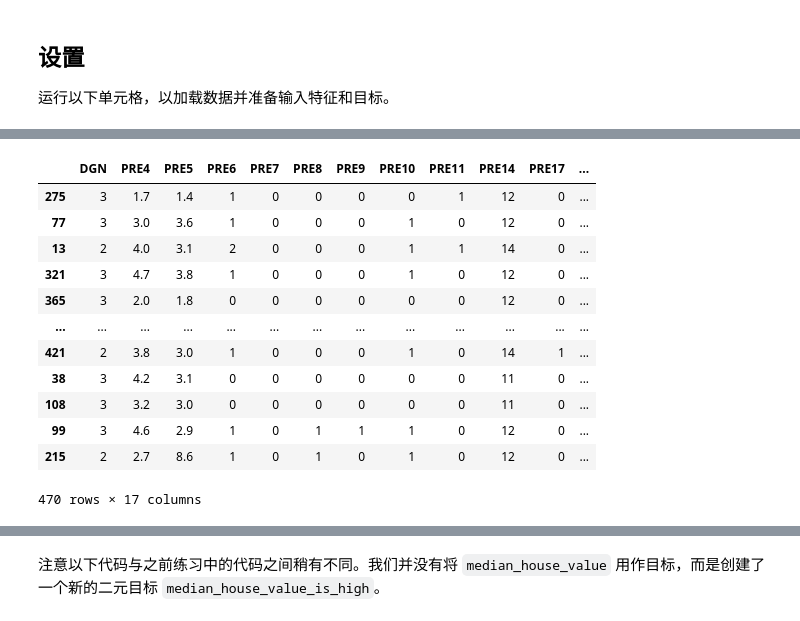
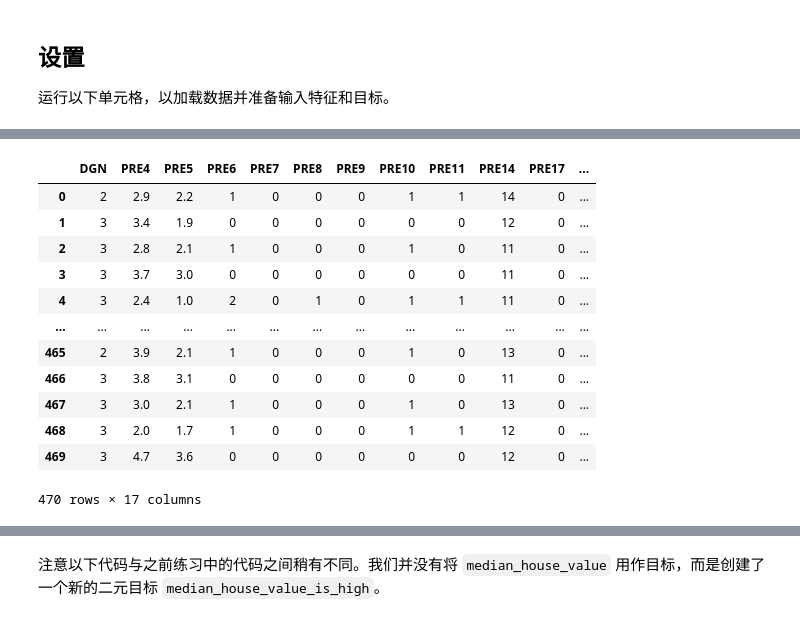
Before and after one commit to Baileyswu/google-tensorflow-tutor, a Jupyter notebook: 13. predict_death.ipynb, the cells around one changed output, grey strips where cells are left out. Cells and saved outputs as stored; diff of their text form; code cells hidden in the pictures.

```diff
--- a/13. predict_death.ipynb
+++ b/13. predict_death.ipynb
@@ -81,7 +67,4 @@ tf.logging.set_verbosity(tf.logging.ERROR)
 pd.options.display.max_rows = 10
 pd.options.display.float_format = '{:.1f}'.format
 
-california_housing_dataframe = pd.read_csv("ThoraricSurgery.csv", sep=",")
-
-california_housing_dataframe = california_housing_dataframe.reindex(
-    np.random.permutation(california_housing_dataframe.index))
+ThoraricSurgery = pd.read_csv("ThoraricSurgery.csv", sep=",")
@@ -104,56 +87,48 @@ california_housing_dataframe
 # %%
 DGN_mapping = {
     'DGN3': 3,
     'DGN2': 2,
     'DGN4': 4,
     'DGN6': 6,
     'DGN5': 5,
     'DGN8': 8,
     'DGN1': 1
 }
 PRZ_mapping = {
     'PRZ0' : 0,
     'PRZ1' : 1,
     'PRZ2' : 2
 }
 OC_mapping = {
     'OC11': 11,
     'OC12': 12,
     'OC13': 13,
     'OC14': 14
 }
 TF_mapping = {
     'T' : 1,
     'F' : 0
 }
-california_housing_dataframe['DGN'] = california_housing_dataframe['DGN'].map(DGN_mapping)
-california_housing_dataframe['PRE6'] = california_housing_dataframe['PRE6'].map(PRZ_mapping)
-california_housing_dataframe['PRE14'] = california_housing_dataframe['PRE14'].map(OC_mapping)
-california_housing_dataframe['PRE7'] = california_housing_dataframe['PRE7'].map(TF_mapping)
-california_housing_dataframe['PRE8'] = california_housing_dataframe['PRE8'].map(TF_mapping)
-california_housing_dataframe['PRE9'] = california_housing_dataframe['PRE9'].map(TF_mapping)
-california_housing_dataframe['PRE10'] = california_housing_dataframe['PRE10'].map(TF_mapping)
-california_housing_dataframe['PRE11'] = california_housing_dataframe['PRE11'].map(TF_mapping)
-california_housing_dataframe['PRE17'] = california_housing_dataframe['PRE17'].map(TF_mapping)
-california_housing_dataframe['PRE19'] = california_housing_dataframe['PRE19'].map(TF_mapping)
-california_housing_dataframe['PRE25'] = california_housing_dataframe['PRE25'].map(TF_mapping)
-california_housing_dataframe['PRE30'] = california_housing_dataframe['PRE30'].map(TF_mapping)
-california_housing_dataframe['PRE32'] = california_housing_dataframe['PRE32'].map(TF_mapping)
-california_housing_dataframe['Risk1Yr'] = california_housing_dataframe['Risk1Yr'].map(TF_mapping)
+ThoraricSurgery['DGN'] = ThoraricSurgery['DGN'].map(DGN_mapping)
+ThoraricSurgery['PRE6'] = ThoraricSurgery['PRE6'].map(PRZ_mapping)
+ThoraricSurgery['PRE14'] = ThoraricSurgery['PRE14'].map(OC_mapping)
+TFset = ['PRE7','PRE8','PRE9','PRE10','PRE11','PRE17','PRE19','PRE25','PRE30','PRE32','Risk1Yr']
+for x in TFset:
+    ThoraricSurgery[x] = ThoraricSurgery[x].map(TF_mapping)
 
-california_housing_dataframe
+ThoraricSurgery
 # %% [output]
 |  | DGN | PRE4 | PRE5 | PRE6 | PRE7 | PRE8 | PRE9 | PRE10 | PRE11 | PRE14 | PRE17 | ... |
-| 275 | 3 | 1.7 | 1.4 | 1 | 0 | 0 | 0 | 0 | 1 | 12 | 0 | ... |
-| 77 | 3 | 3.0 | 3.6 | 1 | 0 | 0 | 0 | 1 | 0 | 12 | 0 | ... |
-| 13 | 2 | 4.0 | 3.1 | 2 | 0 | 0 | 0 | 1 | 1 | 14 | 0 | ... |
-| 321 | 3 | 4.7 | 3.8 | 1 | 0 | 0 | 0 | 1 | 0 | 12 | 0 | ... |
-| 365 | 3 | 2.0 | 1.8 | 0 | 0 | 0 | 0 | 0 | 0 | 12 | 0 | ... |
+| 0 | 2 | 2.9 | 2.2 | 1 | 0 | 0 | 0 | 1 | 1 | 14 | 0 | ... |
+| 1 | 3 | 3.4 | 1.9 | 0 | 0 | 0 | 0 | 0 | 0 | 12 | 0 | ... |
+| 2 | 3 | 2.8 | 2.1 | 1 | 0 | 0 | 0 | 1 | 0 | 11 | 0 | ... |
+| 3 | 3 | 3.7 | 3.0 | 0 | 0 | 0 | 0 | 0 | 0 | 11 | 0 | ... |
+| 4 | 3 | 2.4 | 1.0 | 2 | 0 | 1 | 0 | 1 | 1 | 11 | 0 | ... |
 | ... | ... | ... | ... | ... | ... | ... | ... | ... | ... | ... | ... | ... |
-| 421 | 2 | 3.8 | 3.0 | 1 | 0 | 0 | 0 | 1 | 0 | 14 | 1 | ... |
-| 38 | 3 | 4.2 | 3.1 | 0 | 0 | 0 | 0 | 0 | 0 | 11 | 0 | ... |
-| 108 | 3 | 3.2 | 3.0 | 0 | 0 | 0 | 0 | 0 | 0 | 11 | 0 | ... |
-| 99 | 3 | 4.6 | 2.9 | 1 | 0 | 1 | 1 | 1 | 0 | 12 | 0 | ... |
-| 215 | 2 | 2.7 | 8.6 | 1 | 0 | 1 | 0 | 1 | 0 | 12 | 0 | ... |
+| 465 | 2 | 3.9 | 2.1 | 1 | 0 | 0 | 0 | 1 | 0 | 13 | 0 | ... |
+| 466 | 3 | 3.8 | 3.1 | 0 | 0 | 0 | 0 | 0 | 0 | 11 | 0 | ... |
+| 467 | 3 | 3.0 | 2.1 | 1 | 0 | 0 | 0 | 1 | 0 | 13 | 0 | ... |
+| 468 | 3 | 2.0 | 1.7 | 1 | 0 | 0 | 0 | 1 | 1 | 12 | 0 | ... |
+| 469 | 3 | 4.7 | 3.6 | 0 | 0 | 0 | 0 | 0 | 0 | 12 | 0 | ... |
 470 rows × 17 columns
 # %%
```
Also changed, not shown: parts of 18 cells of this notebook.
